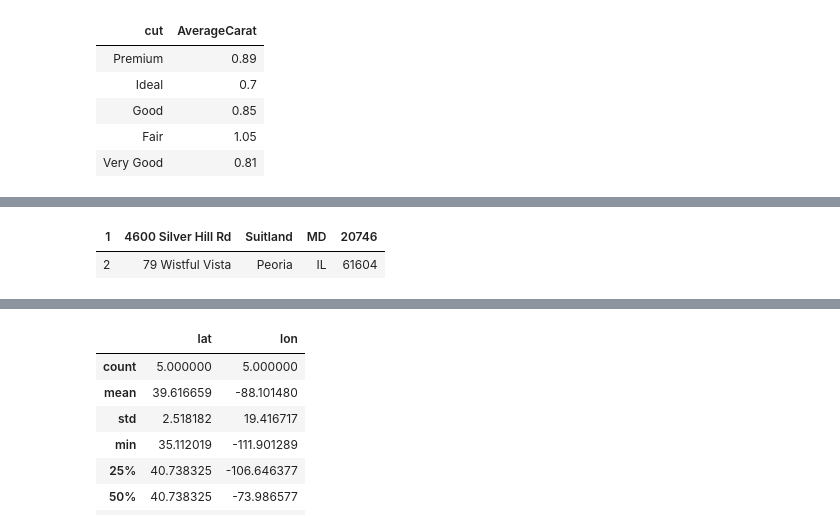
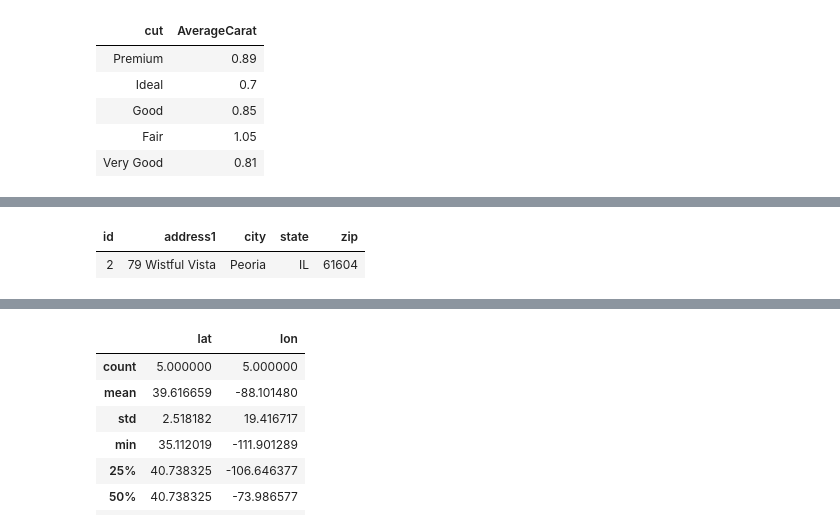
Before and after one commit to ldbruce-2018/test_db, a Jupyter notebook: uscensus.ipynb, the cells around one changed output, grey strips where cells are left out. Saved outputs shown, nothing was run; the diff lists cells and outputs as text; code cells hidden in the pictures.

```diff
--- a/uscensus.ipynb
+++ b/uscensus.ipynb
@@ -64,16 +69,16 @@ display(spark_df)
 | 4B | 346 W 600 S | Salt Lake City | Utah | 84101 |
 # %%
 df.createOrReplaceTempView("cens")
-df2 = df.filter(df.MD == 'IL')
+df2 = df.filter(df.state == 'IL')
 df2.createOrReplaceTempView("cens")
 display(spark.sql("""
                 select * from cens
                 """))
 #sorted(df3.collect()) == sorted(df2.collect())
 #display(df3)
 #spark.catalog.dropTempView("people")
 # %% [output]
-| 1 | 4600 Silver Hill Rd | Suitland | MD | 20746 |
+| id | address1 | city | state | zip |
 | 2 | 79 Wistful Vista | Peoria | IL | 61604 |
 # %%
 df4=(spark.sql("""
```
Also changed, not shown: parts of 7 cells of this notebook.
